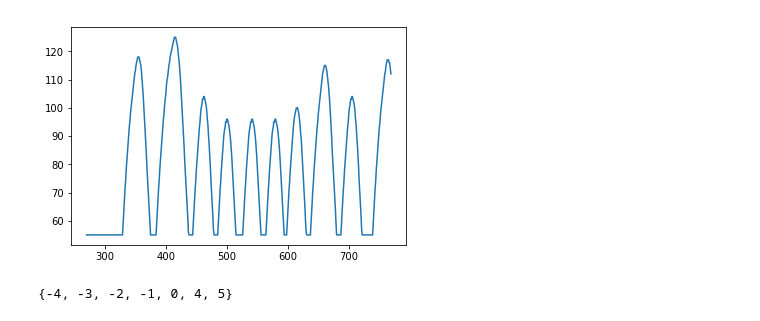
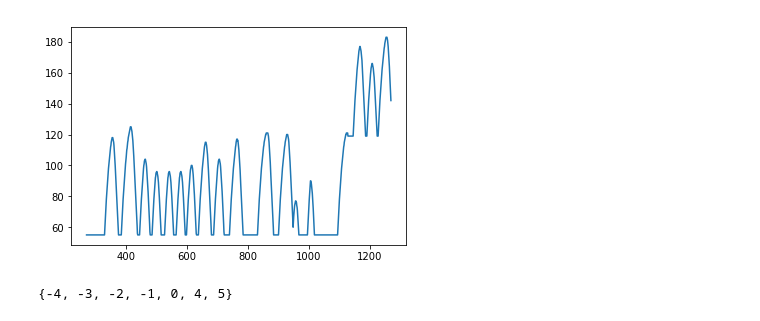
Before and after one commit to JoeOsborn/mechlearn, a Jupyter notebook: mechlearn/Segmentation.ipynb, the cells around one changed output. Drawn from its saved outputs; the diff is of its cells as text; code cells hidden in the pictures.

```diff
--- a/mechlearn/Segmentation.ipynb
+++ b/mechlearn/Segmentation.ipynb
@@ -16,35 +16,35 @@ kept = []
 
 
 for track in sorted(tracks[1]):
     trackID = track[0]
     trackDict = track[1]
     trackDat = []
     for t in sorted(trackDict):
         trackDat.append([t] + list(trackDict[t][1]))
     trackDat = np.array(trackDat)
     if trackID in tracksToKeep:
         kept.append(trackDat)
     #plt.plot(trackDat[:,0],256-trackDat[:,2])
     #plt.show()
 
 for track in sorted(tracks[0]):
     trackID = track
     track = tracks[0][trackID]
     trackDict = track
     trackDat = []
     for t in sorted(trackDict):
         trackDat.append([t] + list(trackDict[t][1]))
     trackDat = np.array(trackDat)
     if trackID in tracksToKeep:
         kept.append(trackDat)
     #plt.plot(trackDat[:,0],256-trackDat[:,2])
     #plt.show()
 track = np.vstack(kept)
-track = track[:500,:]
+track = track[:1000,:]
 plt.plot(track[:,0],256-track[:,2])
 plt.show()
 # %% [output]
-[figure, old version]
+[figure, new version]
 # %%
 def thresholds(vals, t_window=5):
     last_diff = 0
```
Also changed, not shown: parts of 18 cells of this notebook.
